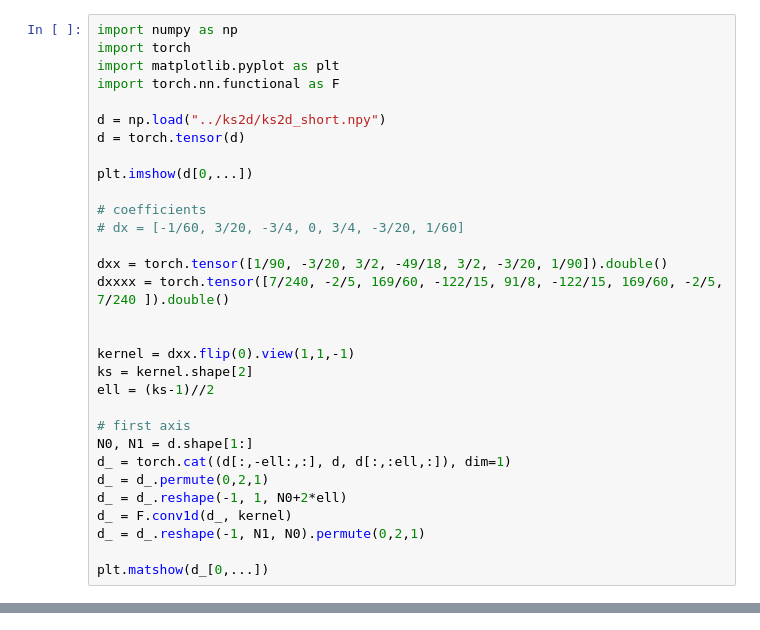
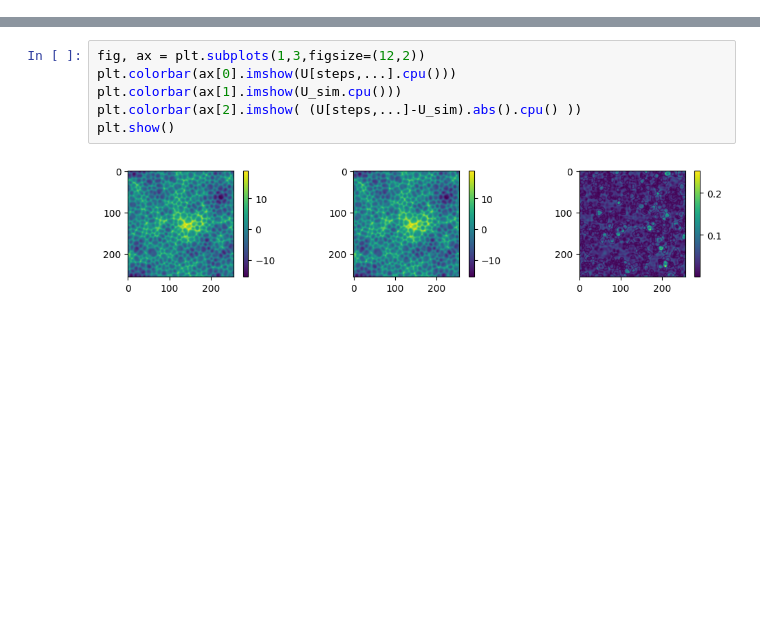
Before and after one commit to graps1/ELM-PDEs, a Jupyter notebook: numerical/ks2d.ipynb, the cells around one changed output, grey strips where cells are left out. Drawn from its saved outputs; the diff is of its cells as text; blank space fills up the shorter version.

```diff
--- a/numerical/ks2d.ipynb
+++ b/numerical/ks2d.ipynb
@@ -1,31 +0,0 @@
-# %%
-import numpy as np
-import torch
-import matplotlib.pyplot as plt
-import torch.nn.functional as F
-
-d = np.load("../ks2d/ks2d_short.npy")
-d = torch.tensor(d)
-
-plt.imshow(d[0,...])
-
-# coefficients
-# dx = [-1/60, 3/20, -3/4, 0, 3/4, -3/20, 1/60]
-
-dxx = torch.tensor([1/90, -3/20, 3/2, -49/18, 3/2, -3/20, 1/90]).double()
-dxxxx = torch.tensor([7/240, -2/5, 169/60, -122/15, 91/8, -122/15, 169/60, -2/5, 7/240 ]).double()
-
-
-kernel = dxx.flip(0).view(1,1,-1)
-ks = kernel.shape[2]
-ell = (ks-1)//2
-
-# first axis
-N0, N1 = d.shape[1:]
-d_ = torch.cat((d[:,-ell:,:], d, d[:,:ell,:]), dim=1)
-d_ = d_.permute(0,2,1)
-d_ = d_.reshape(-1, 1, N0+2*ell)
-d_ = F.conv1d(d_, kernel)
-d_ = d_.reshape(-1, N1, N0).permute(0,2,1)
-
-plt.matshow(d_[0,...])
@@ -35,0 +72,8 @@ plt.matshow(d_[0,...])
+# %%
+fig, ax = plt.subplots(1,3,figsize=(12,2))
+plt.colorbar(ax[0].imshow(U[steps,...].cpu()))
+plt.colorbar(ax[1].imshow(U_sim.cpu()))
+plt.colorbar(ax[2].imshow( (U[steps,...]-U_sim).abs().cpu() ))
+plt.show()
+# %% [output]
+[figure, added]
```
Also changed, not shown: parts of 2 cells of this notebook.
